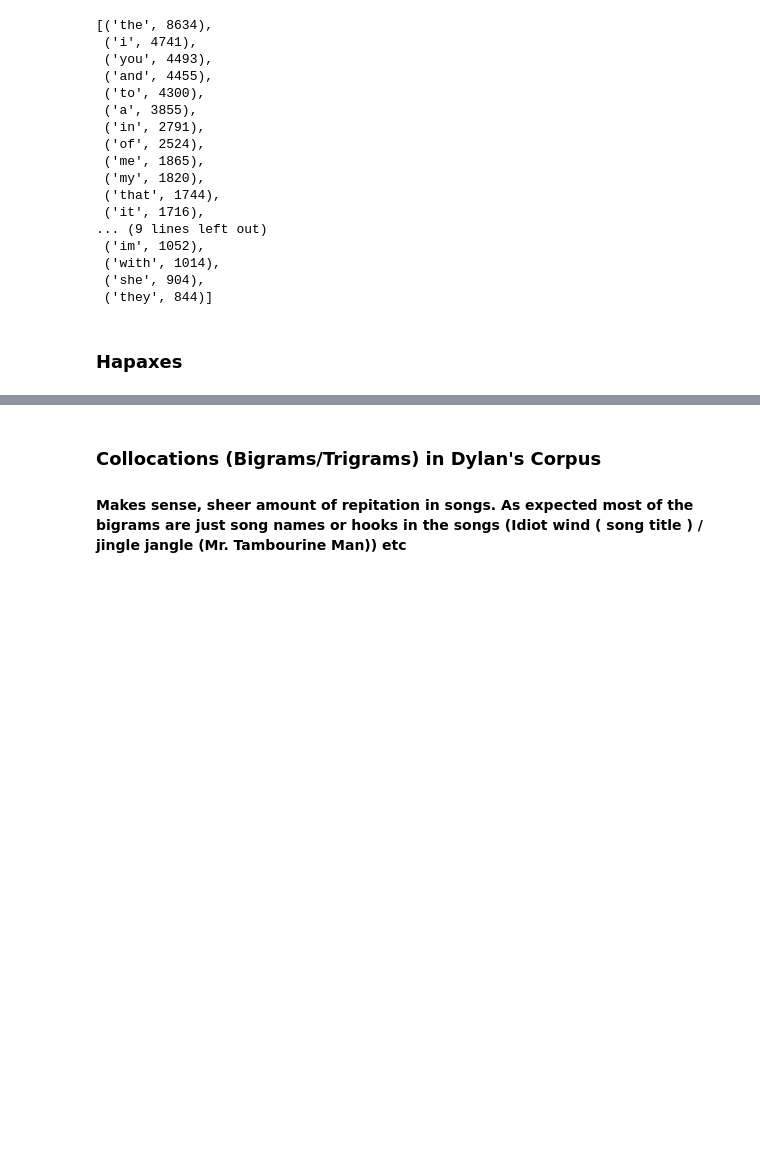
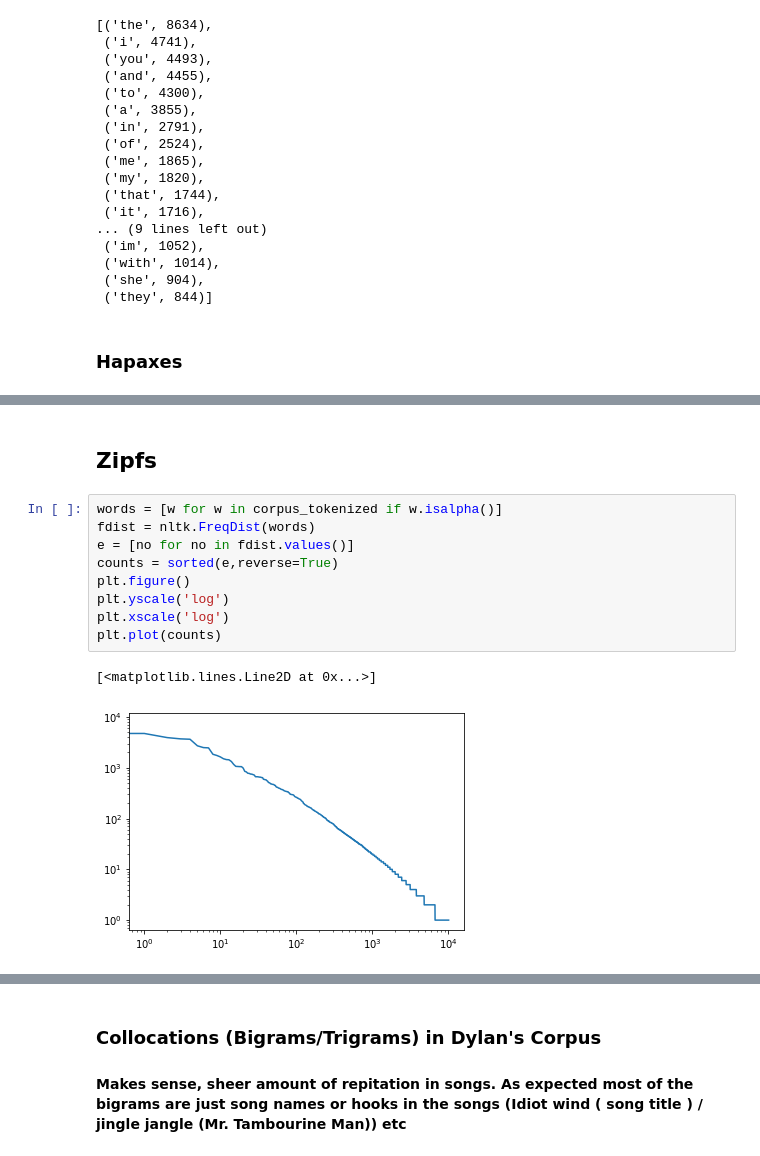
Before and after one commit to jatanjay/Song-and-Dance-Man-, a Jupyter notebook: SongandDanceMan.ipynb, the cells around one changed output, grey strips where cells are left out. Saved outputs shown, nothing was run; the diff lists cells and outputs as text; blank space fills up the shorter version.

```diff
--- a/SongandDanceMan.ipynb
+++ b/SongandDanceMan.ipynb
@@ -267,0 +274,14 @@ freq_dist.hapaxes()[:25]
+# %% [markdown]
+## Zipfs
+# %%
+words = [w for w in corpus_tokenized if w.isalpha()]
+fdist = nltk.FreqDist(words)
+e = [no for no in fdist.values()]
+counts = sorted(e,reverse=True)
+plt.figure()
+plt.yscale('log')
+plt.xscale('log')
+plt.plot(counts)
+# %% [output]
+[<matplotlib.lines.Line2D at 0x...>]
+[figure, added]
```
Also changed, not shown: parts of 18 cells of this notebook.
